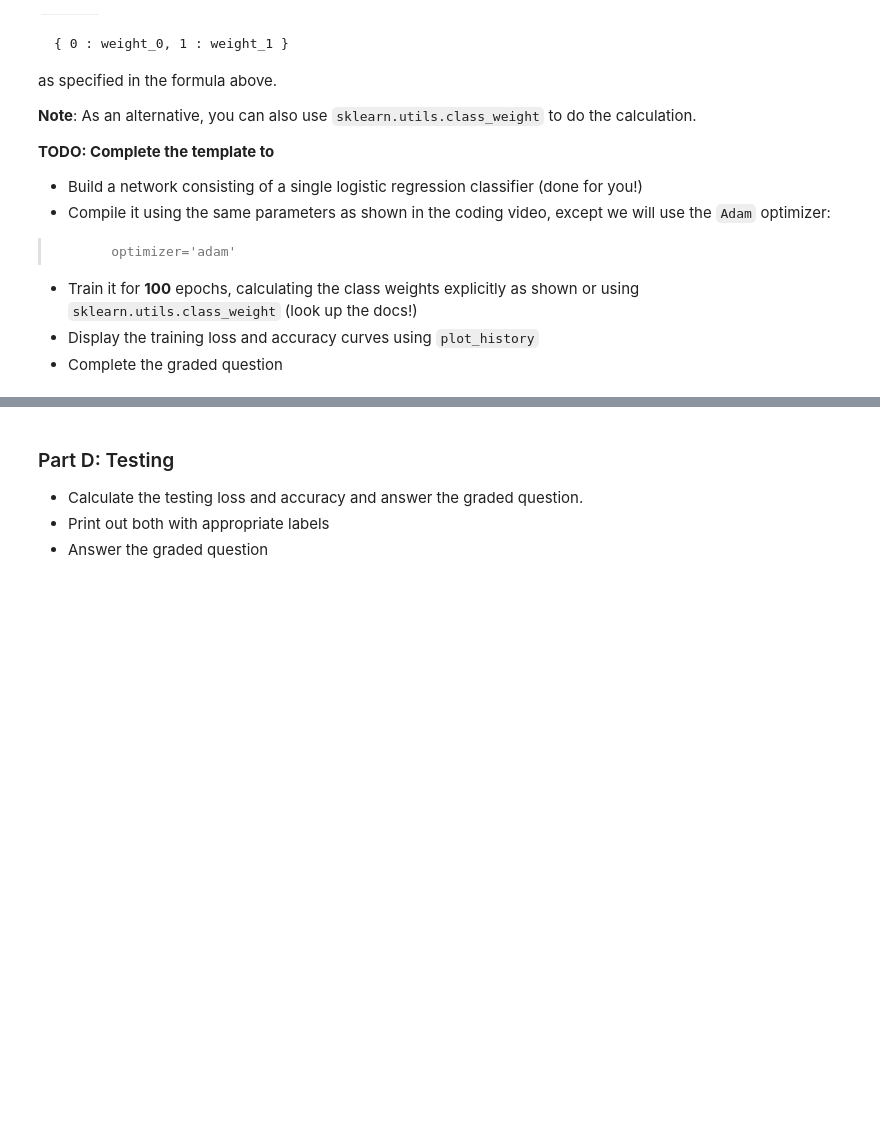
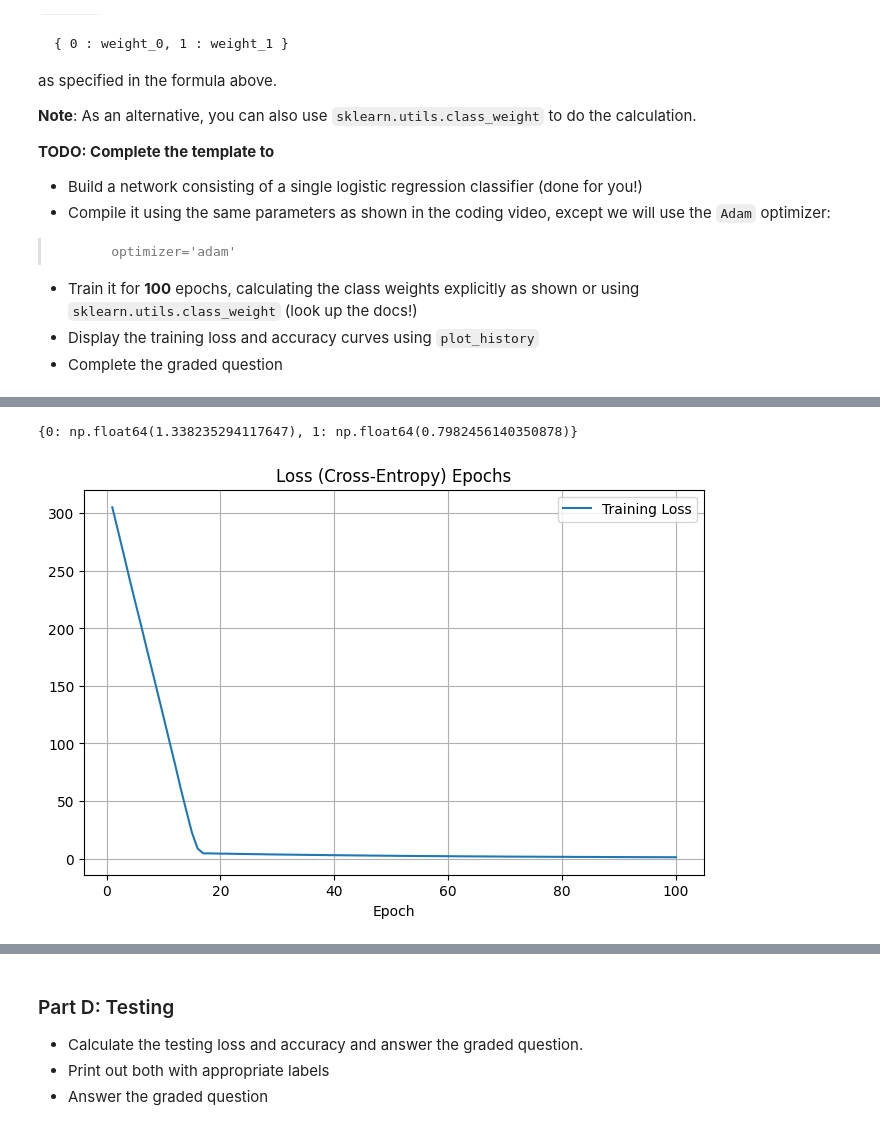
Before and after one commit to paumar2/bu-dx703-pmm, a Jupyter notebook: Homework_01.ipynb, the cells around one changed output, grey strips where cells are left out. Drawn from its saved outputs; the diff is of its cells as text; code cells hidden in the pictures; blank space fills up the shorter version.

```diff
--- a/Homework_01.ipynb
+++ b/Homework_01.ipynb
@@ -156,6 +191,9 @@ This strategy involves two key steps:
 # Perform train-test split, keeping both stratified, use random_state = random_seed and test_size = 0.2
 
 # Your code here
+
+# Split data
+X_train, X_test, y_train, y_test = train_test_split(X, y, test_size=0.2, random_state=random_seed, stratify=y)
 # %% [markdown]
 **(Digression:** We must perform standardization **after** the test/train split, or else we're letting
 information about the mean and standard deviation of the test set influence training--a classic case of *data leakage*.
@@ -224,14 +268,15 @@ n_epochs = 100
 
 # Uncomment this when you have defined X_train:
 
-'''
 model_baseline = keras.Sequential(
     [
        keras.layers.Input(shape=(X_train.shape[1],)),     # Explicit input layer
        keras.layers.Dense(1, activation="sigmoid")
     ]
 )
-'''
 
 # Your code here, add additional cells if you wish
+
+#compile model like in vid lesson:
+model_baseline.compile(optimizer='adam', loss='binary_crossentropy', metrics=['accuracy'])
 # %% [output]
@@ -238,0 +284,33 @@ model_baseline = keras.Sequential(
+# %%
+#calculate weights using sklearn
+from sklearn.utils.class_weight import compute_class_weight
+classes = np.unique(y_train)
+class_weights = compute_class_weight(class_weight='balanced', classes=classes, y=y_train)
+#want weights as a dictionary; convert array to dictionary:
+weights = dict(enumerate(class_weights))
+print(weights)
+# %% [output]
+{0: np.float64(1.338235294117647), 1: np.float64(0.7982456140350878)}
+# %%
+#train model
+model_history = model_baseline.fit( X_train,
+                                             y_train,
+                                             epochs=n_epochs,
+                                             class_weight=weights, #add weight as mentioned above
+                                             verbose=0 #run silently
+                                           )
+# %%
+#plot training and accuracy codes using plot_history
+plt.figure(figsize=(8,5))
+plt.title('Loss (Cross-Entropy) Epochs')
+plt.plot(range(1, n_epochs+1), model_history.history['loss'], label='Training Loss')
+plt.xlabel('Epoch')
+plt.legend()
+plt.grid()
+plt.show()
+
+#find final training loss
+a = model_history.history['loss'][-1]
+print(f'Final Loss: {a:.4f}')
+# %% [output]
+[figure, added]
```
Also changed, not shown: parts of 50 cells of this notebook.
